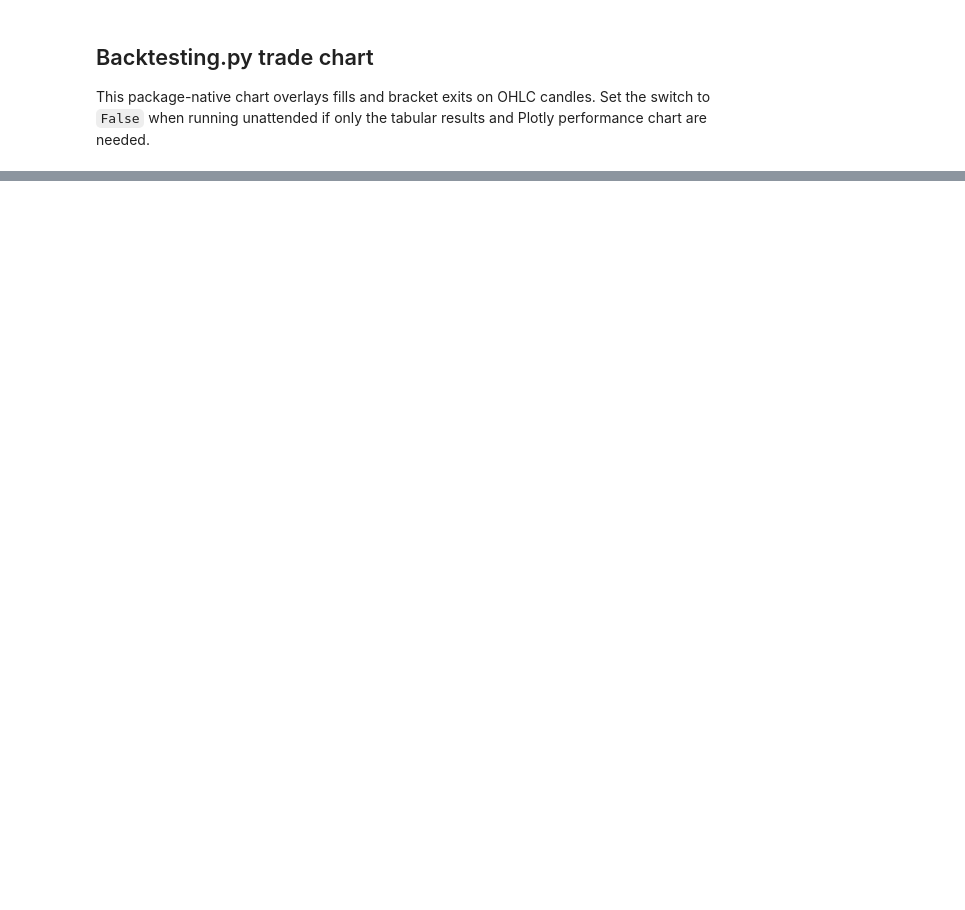
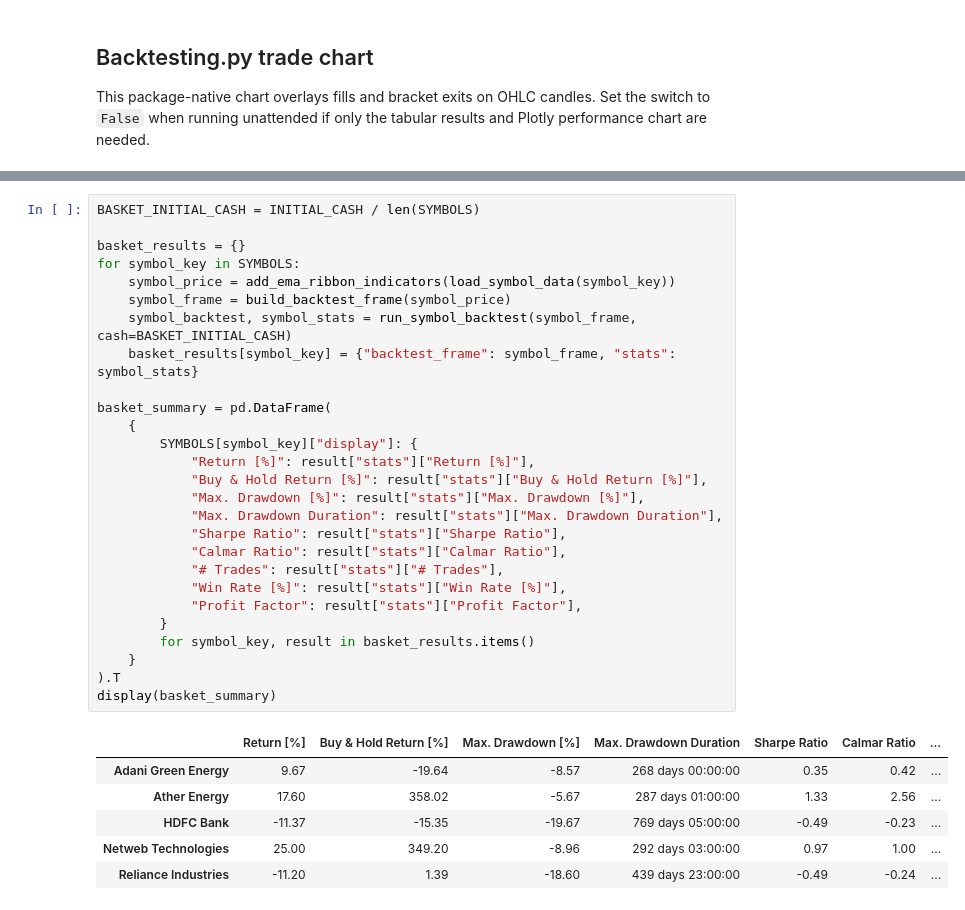
Before and after one commit to AppsByZubin/visualizer, a Jupyter notebook: notebooks/swingengine/ema_ribbon.ipynb, the cells around one changed output, grey strips where cells are left out. Drawn from its saved outputs; the diff is of its cells as text; blank space fills up the shorter version.

```diff
--- a/notebooks/swingengine/ema_ribbon.ipynb
+++ b/notebooks/swingengine/ema_ribbon.ipynb
@@ -955,0 +1109,34 @@ if SHOW_INTERACTIVE_TRADE_CHART:
+# %%
+BASKET_INITIAL_CASH = INITIAL_CASH / len(SYMBOLS)
+
+basket_results = {}
+for symbol_key in SYMBOLS:
+    symbol_price = add_ema_ribbon_indicators(load_symbol_data(symbol_key))
+    symbol_frame = build_backtest_frame(symbol_price)
+    symbol_backtest, symbol_stats = run_symbol_backtest(symbol_frame, cash=BASKET_INITIAL_CASH)
+    basket_results[symbol_key] = {"backtest_frame": symbol_frame, "stats": symbol_stats}
+
+basket_summary = pd.DataFrame(
+    {
+        SYMBOLS[symbol_key]["display"]: {
+            "Return [%]": result["stats"]["Return [%]"],
+            "Buy & Hold Return [%]": result["stats"]["Buy & Hold Return [%]"],
+            "Max. Drawdown [%]": result["stats"]["Max. Drawdown [%]"],
+            "Max. Drawdown Duration": result["stats"]["Max. Drawdown Duration"],
+            "Sharpe Ratio": result["stats"]["Sharpe Ratio"],
+            "Calmar Ratio": result["stats"]["Calmar Ratio"],
+            "# Trades": result["stats"]["# Trades"],
+            "Win Rate [%]": result["stats"]["Win Rate [%]"],
+            "Profit Factor": result["stats"]["Profit Factor"],
+        }
+        for symbol_key, result in basket_results.items()
+    }
+).T
+display(basket_summary)
+# %% [output]
+|  | Return [%] | Buy & Hold Return [%] | Max. Drawdown [%] | Max. Drawdown Duration | Sharpe Ratio | Calmar Ratio | ... |
+| Adani Green Energy | 9.67 | -19.64 | -8.57 | 268 days 00:00:00 | 0.35 | 0.42 | ... |
+| Ather Energy | 17.60 | 358.02 | -5.67 | 287 days 01:00:00 | 1.33 | 2.56 | ... |
+| HDFC Bank | -11.37 | -15.35 | -19.67 | 769 days 05:00:00 | -0.49 | -0.23 | ... |
+| Netweb Technologies | 25.00 | 349.20 | -8.96 | 292 days 03:00:00 | 0.97 | 1.00 | ... |
+| Reliance Industries | -11.20 | 1.39 | -18.60 | 439 days 23:00:00 | -0.49 | -0.24 | ... |
```
Also changed, not shown: parts of 18 cells of this notebook, 19 other files.
